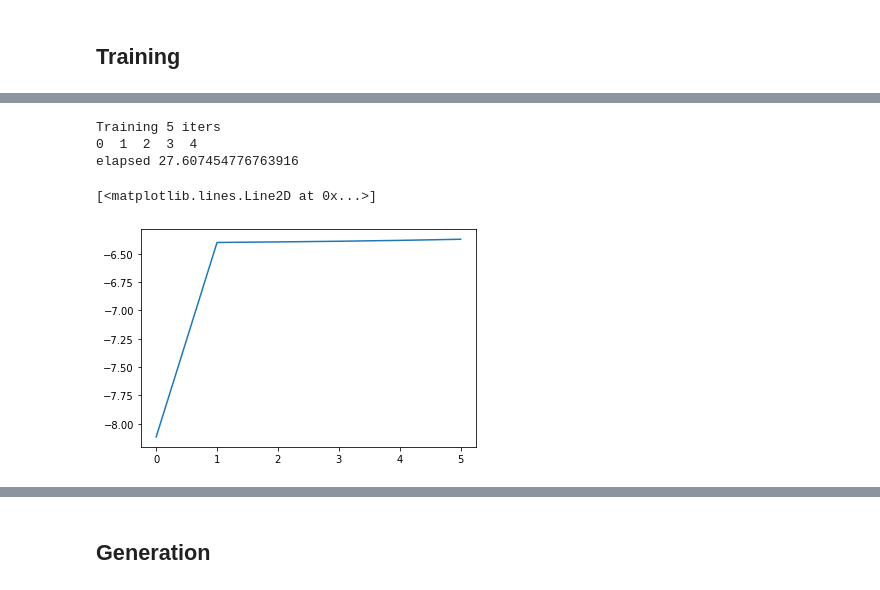
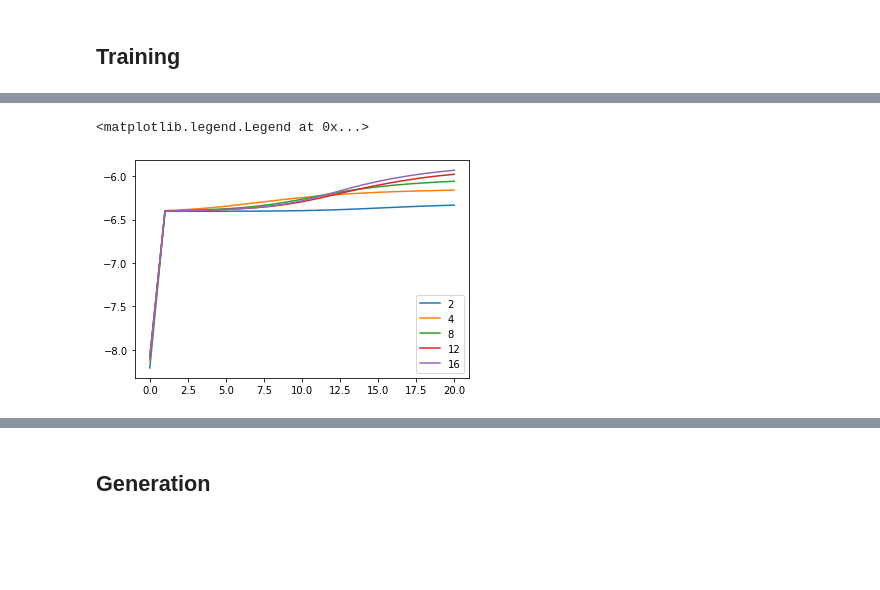
Before and after one commit to kyle-weng/Shakespearean-Poem-Generation, a Jupyter notebook: hmm.ipynb, the cells around one changed output, grey strips where cells are left out. Saved outputs shown, nothing was run; the diff lists cells and outputs as text; code cells hidden in the pictures; blank space fills up the shorter version.

```diff
--- a/hmm.ipynb
+++ b/hmm.ipynb
@@ -39 +72,8 @@ def squash(sonnet):
+# %%
+for i,c in zip(nstates,curves):
+    plt.plot(c, label=i)
+plt.legend()
+# %% [output]
+<matplotlib.legend.Legend at 0x...>
+[figure, added]
 # %%
@@ -43,12 +82,4 @@ hmm = HMM.init_rand(10, len(words))
 # %%
-hmm,s = HMM.unsupervised(nummed, N_iters=5, hmm=hmm)
-scores = np.concatenate([scores, s])
+# hmm,s = HMM.unsupervised(nummed, N_iters=10, hmm=hmm)
+# scores = np.concatenate([scores, s])
+# plt.plot(scores)
-# %% [output]
-Training 5 iters
-0  1  2  3  4
-elapsed 27.607454776763916
-# %%
-plt.plot(scores)
-# %% [output]
-[<matplotlib.lines.Line2D at 0x...>]
-[figure, removed]
```
Also changed, not shown: parts of 14 cells of this notebook.
